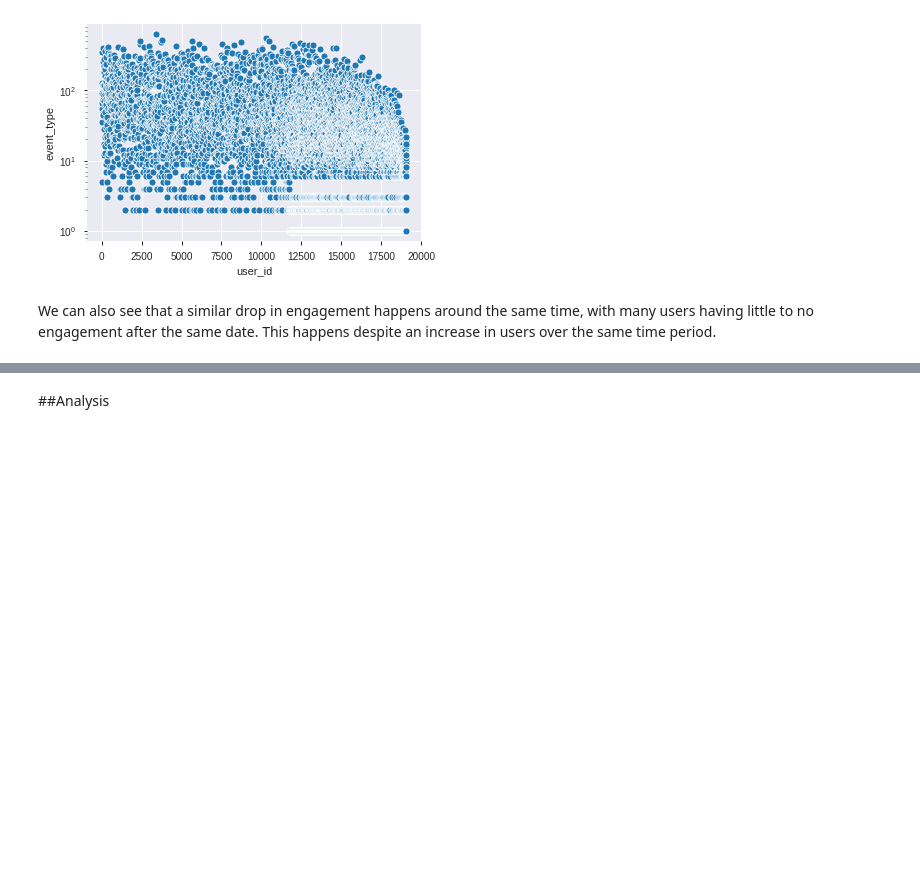
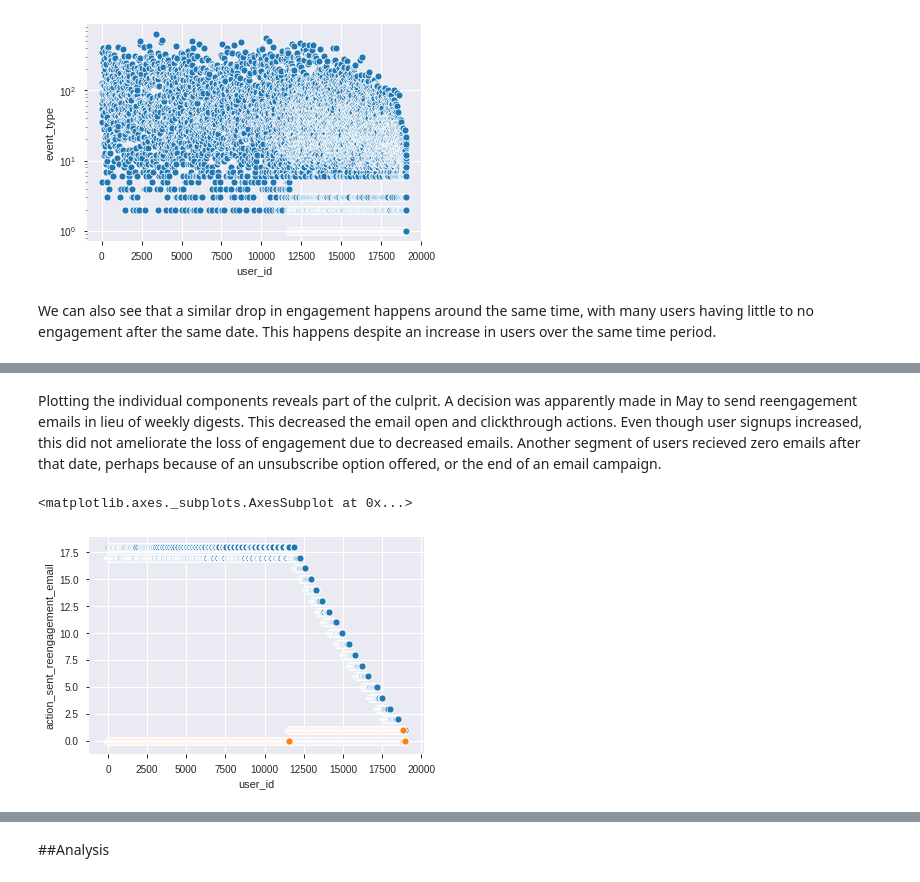
Before and after one commit to senorred/IDS-Data-Challenges, a Jupyter notebook: Norred_Liz_Cliff.ipynb, the cells around one changed output, grey strips where cells are left out. Cells and saved outputs as stored; diff of their text form; code cells hidden in the pictures; blank space fills up the shorter version.

```diff
--- a/Norred_Liz_Cliff.ipynb
+++ b/Norred_Liz_Cliff.ipynb
@@ -64,7 +56,7 @@ To register the converters:
 # %% [markdown]
 Similarly, the frequency of email events drops dramatically for newer users. This gives a strong hint that a decrease in email event frequency may be contemporaneous with the decrease in engagement.
 # %%
-emails = pd.read_csv('/gdrive/My Drive/Insight Data Science/Data Challenges/yammer_emails.csv', header = 0, index_col='user_id', parse_dates=['occurred_at'],infer_datetime_format=True)
+emails = pd.read_csv('/gdrive/My Drive/Insight Data Science/Data Challenges/yammer_emails.csv', header = 0, parse_dates=['occurred_at'],infer_datetime_format=True)
 print(emails.shape)
 ProfileReport(emails)
 # %% [output]
@@ -106,3 +96,6 @@ ax.set_yscale('log')
 [figure]
 # %% [markdown]
 We can also see that a similar drop in engagement happens around the same time, with many users having little to no engagement after the same date. This happens despite an increase in users over the same time period.
+# %%
+emails= pd.get_dummies(emails)
+emails.head()
@@ -108,0 +110,9 @@ We can also see that a similar drop in engagement happens around the same time,
+# %% [markdown]
+Plotting the individual components reveals part of the culprit. A decision was apparently made in May to send reengagement emails in lieu of weekly digests. This decreased the email open and clickthrough actions. Even though user signups increased, this did not ameliorate the loss of engagement due to decreased emails. Another segment of users recieved zero emails after that date, perhaps because of an unsubscribe option offered, or the end of an email campaign.
+# %%
+data= emails.groupby(['user_id']).sum()
+sns.scatterplot(x= data.index, y=data['action_sent_weekly_digest'])
+sns.scatterplot(x= data.index, y=data['action_sent_reengagement_email'])
+# %% [output]
+<matplotlib.axes._subplots.AxesSubplot at 0x...>
+[figure, added]
```
Also changed, not shown: parts of 15 cells of this notebook.
